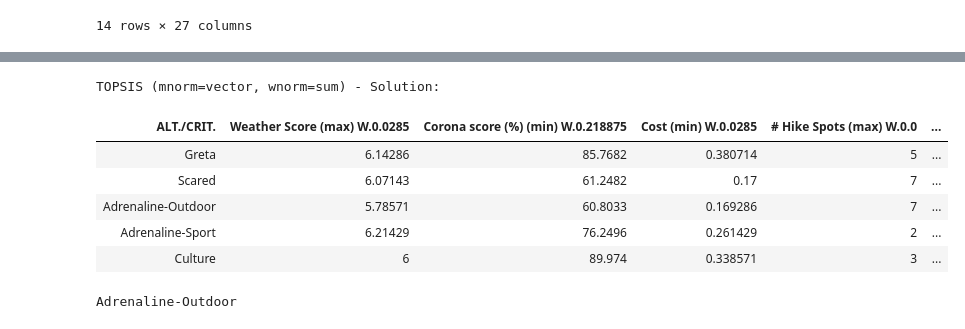
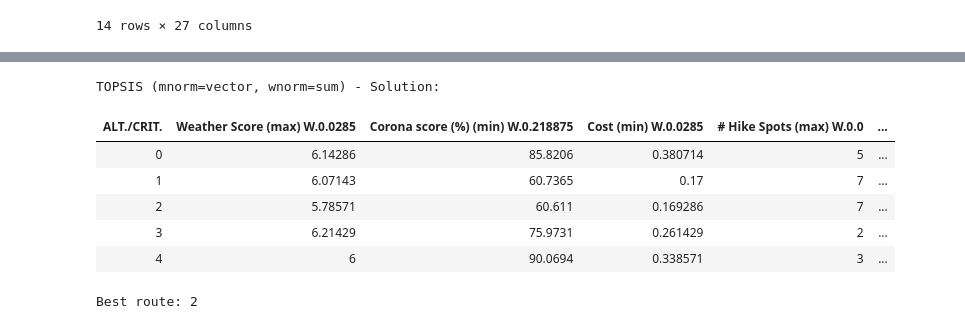
Before and after one commit to TudorMaiereanu/get-a-way-backend, a Jupyter notebook: src/utility_pipeline.ipynb, the cells around one changed output, grey strips where cells are left out. Drawn from its saved outputs; the diff is of its cells as text; code cells hidden in the pictures.

```diff
--- a/src/utility_pipeline.ipynb
+++ b/src/utility_pipeline.ipynb
@@ -133,37 +126,44 @@ cnames = df_alternative_matrix.columns
 # %%
 from weights import weights
 from skcriteria import Data, MIN, MAX
 from skcriteria.madm import closeness, simple
 
 # Set Weigths
 # Preference: Activity (0 or 1)
 p_act_hike = 1
 p_act_surf = 1
 
 # Preference: Feature (0 or 1 or 2)
 p_weather = 0
 p_corona = 2
 p_cost = 0
 p_CO2 = 2
 p_time = 0
 
+# Create Optimal Sense
+os = [MAX, MIN, MIN, MAX, MAX, MAX, MIN, MIN]
+
+# Combine Alternative Matrix and Optimal Sense
+anames = ["0", "1", "2", "3", "4"]
+cnames = df_alternative_matrix.columns
+
 weights = weights(p_weather, p_corona, p_cost, p_CO2, p_time,p_act_hike, p_act_surf).transpose().iloc[0, :].tolist()
 
 data = Data(df_alternative_matrix, os, weights=weights, anames=anames, cnames=cnames)
 
 # TOPSIS
 dm = closeness.TOPSIS()
 dec = dm.decide(data)
 dec
 # %% [output]
 TOPSIS (mnorm=vector, wnorm=sum) - Solution:
 | ALT./CRIT. | Weather Score (max) W.0.0285 | Corona score (%) (min) W.0.218875 | Cost (min) W.0.0285 | # Hike Spots (max) W.0.0 | ... |
-| Greta | 6.14286 | 85.7682 | 0.380714 | 5 | ... |
-| Scared | 6.07143 | 61.2482 | 0.17 | 7 | ... |
-| Adrenaline-Outdoor | 5.78571 | 60.8033 | 0.169286 | 7 | ... |
-| Adrenaline-Sport | 6.21429 | 76.2496 | 0.261429 | 2 | ... |
-| Culture | 6 | 89.974 | 0.338571 | 3 | ... |
+| 0 | 6.14286 | 85.8206 | 0.380714 | 5 | ... |
+| 1 | 6.07143 | 60.7365 | 0.17 | 7 | ... |
+| 2 | 5.78571 | 60.611 | 0.169286 | 7 | ... |
+| 3 | 6.21429 | 75.9731 | 0.261429 | 2 | ... |
+| 4 | 6 | 90.0694 | 0.338571 | 3 | ... |
 # %%
-print(data.anames[dec.best_alternative_])
+print("Best route:", data.anames[dec.best_alternative_])
 # %% [output]
-Adrenaline-Outdoor
+Best route: 2
```
Also changed, not shown: parts of 4 cells of this notebook, 3 other files.
